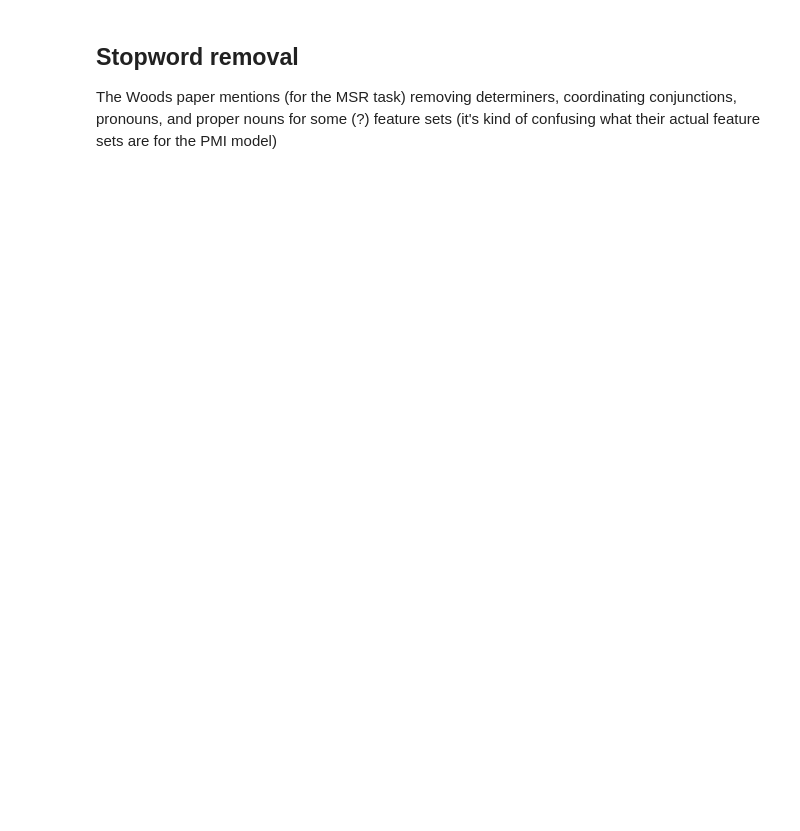
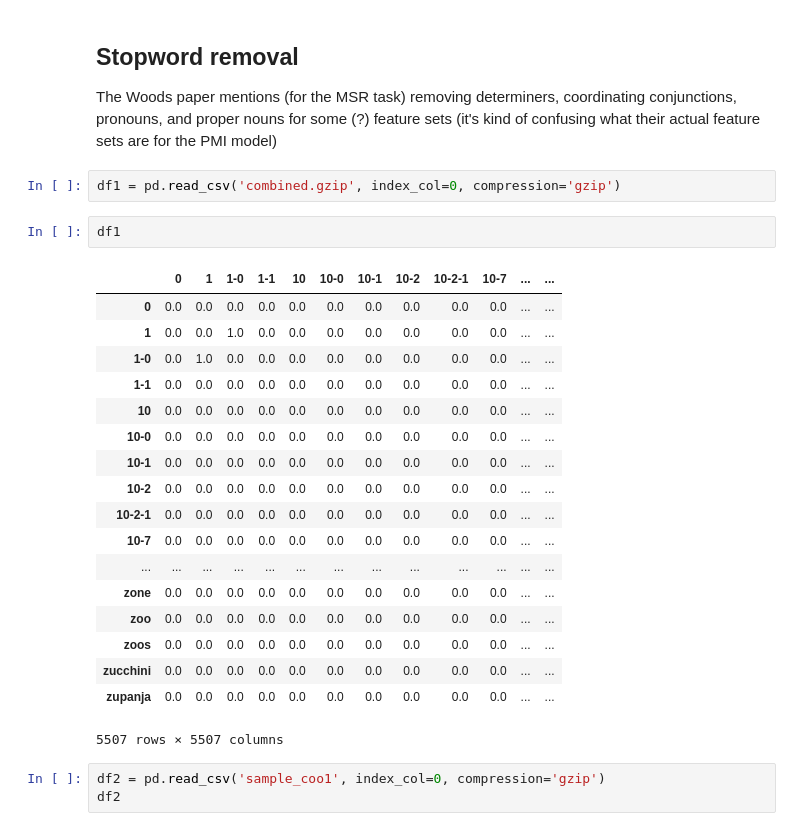
Before and after one commit to tyler-romero/sentence-completion, a Jupyter notebook: code/sandbox.ipynb, the cells around one changed output. Saved outputs shown, nothing was run; the diff lists cells and outputs as text; blank space fills up the shorter version.

```diff
--- a/code/sandbox.ipynb
+++ b/code/sandbox.ipynb
@@ -190,3 +191,29 @@ displacy.render(doc, style='dep', jupyter=True)
 # %% [markdown]
 ## Stopword removal
 The Woods paper mentions (for the MSR task) removing determiners, coordinating conjunctions, pronouns, and proper nouns for some (?) feature sets (it's kind of confusing what their actual feature sets are for the PMI model)
+# %%
+df1 = pd.read_csv('combined.gzip', index_col=0, compression='gzip')
+# %%
+df1
+# %% [output]
+|  | 0 | 1 | 1-0 | 1-1 | 10 | 10-0 | 10-1 | 10-2 | 10-2-1 | 10-7 | ... | ... |
+| 0 | 0.0 | 0.0 | 0.0 | 0.0 | 0.0 | 0.0 | 0.0 | 0.0 | 0.0 | 0.0 | ... | ... |
+| 1 | 0.0 | 0.0 | 1.0 | 0.0 | 0.0 | 0.0 | 0.0 | 0.0 | 0.0 | 0.0 | ... | ... |
+| 1-0 | 0.0 | 1.0 | 0.0 | 0.0 | 0.0 | 0.0 | 0.0 | 0.0 | 0.0 | 0.0 | ... | ... |
+| 1-1 | 0.0 | 0.0 | 0.0 | 0.0 | 0.0 | 0.0 | 0.0 | 0.0 | 0.0 | 0.0 | ... | ... |
+| 10 | 0.0 | 0.0 | 0.0 | 0.0 | 0.0 | 0.0 | 0.0 | 0.0 | 0.0 | 0.0 | ... | ... |
+| 10-0 | 0.0 | 0.0 | 0.0 | 0.0 | 0.0 | 0.0 | 0.0 | 0.0 | 0.0 | 0.0 | ... | ... |
+| 10-1 | 0.0 | 0.0 | 0.0 | 0.0 | 0.0 | 0.0 | 0.0 | 0.0 | 0.0 | 0.0 | ... | ... |
+| 10-2 | 0.0 | 0.0 | 0.0 | 0.0 | 0.0 | 0.0 | 0.0 | 0.0 | 0.0 | 0.0 | ... | ... |
+| 10-2-1 | 0.0 | 0.0 | 0.0 | 0.0 | 0.0 | 0.0 | 0.0 | 0.0 | 0.0 | 0.0 | ... | ... |
+| 10-7 | 0.0 | 0.0 | 0.0 | 0.0 | 0.0 | 0.0 | 0.0 | 0.0 | 0.0 | 0.0 | ... | ... |
+| ... | ... | ... | ... | ... | ... | ... | ... | ... | ... | ... | ... | ... |
+| zone | 0.0 | 0.0 | 0.0 | 0.0 | 0.0 | 0.0 | 0.0 | 0.0 | 0.0 | 0.0 | ... | ... |
+| zoo | 0.0 | 0.0 | 0.0 | 0.0 | 0.0 | 0.0 | 0.0 | 0.0 | 0.0 | 0.0 | ... | ... |
+| zoos | 0.0 | 0.0 | 0.0 | 0.0 | 0.0 | 0.0 | 0.0 | 0.0 | 0.0 | 0.0 | ... | ... |
+| zucchini | 0.0 | 0.0 | 0.0 | 0.0 | 0.0 | 0.0 | 0.0 | 0.0 | 0.0 | 0.0 | ... | ... |
+| zupanja | 0.0 | 0.0 | 0.0 | 0.0 | 0.0 | 0.0 | 0.0 | 0.0 | 0.0 | 0.0 | ... | ... |
+5507 rows × 5507 columns
+# %%
+df2 = pd.read_csv('sample_coo1', index_col=0, compression='gzip')
+df2
```
Also changed, not shown: parts of 2 cells of this notebook, 5 other files.
